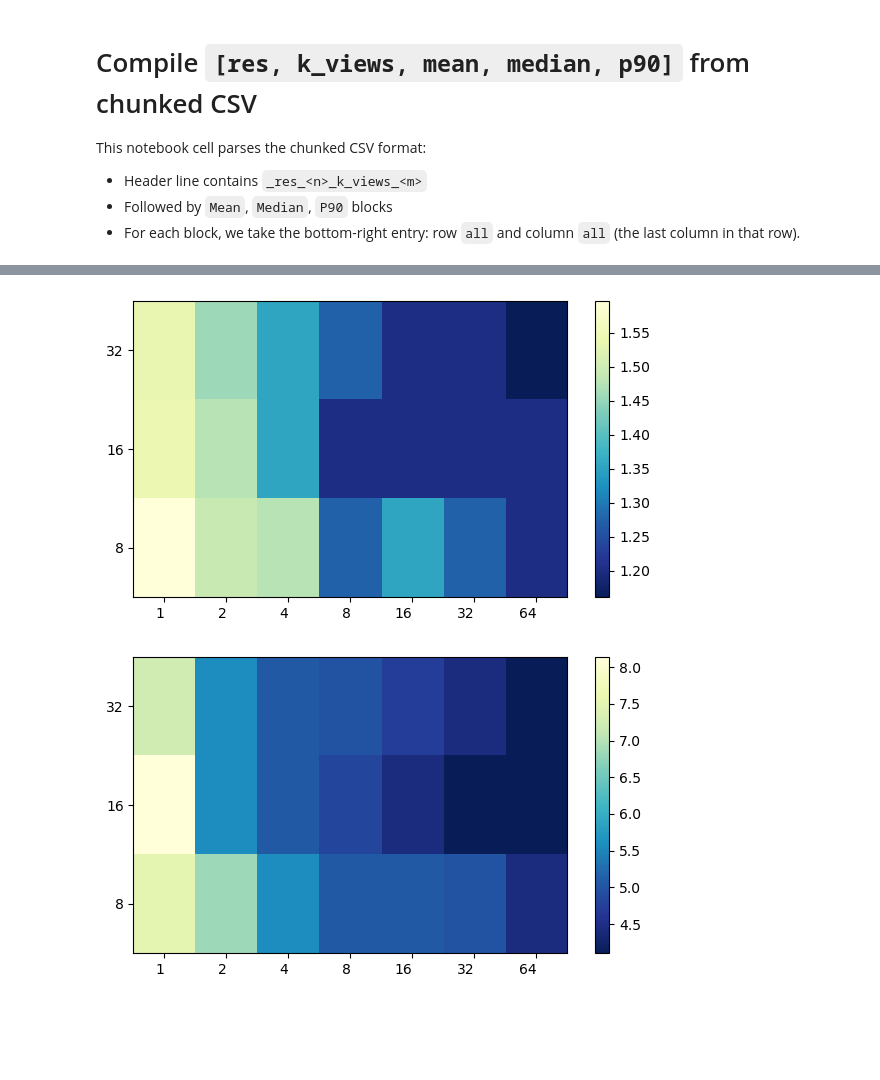
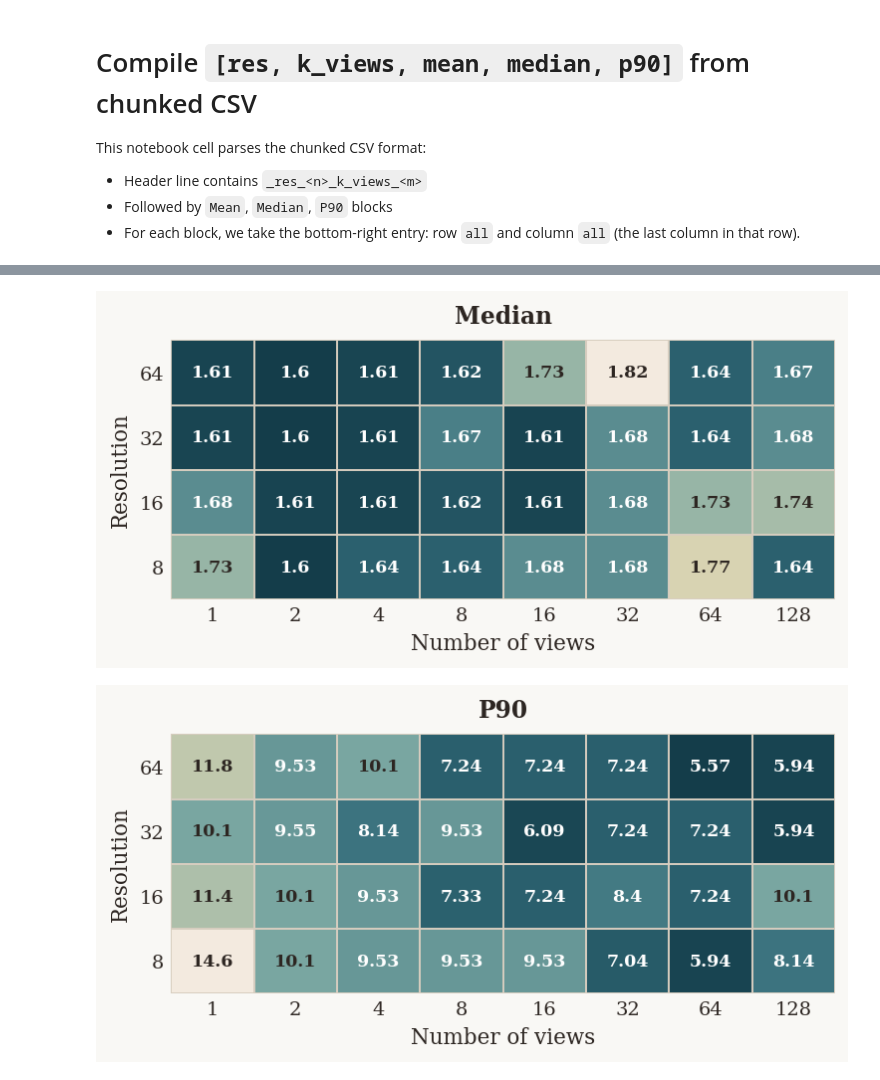
Before and after one commit to BradWangW/GeoPAS, a Jupyter notebook: robustness_over_budget.ipynb, the cells around one changed output, grey strips where cells are left out. Saved outputs shown, nothing was run; the diff lists cells and outputs as text; code cells hidden in the pictures; blank space fills up the shorter version.

```diff
--- a/robustness_over_budget.ipynb
+++ b/robustness_over_budget.ipynb
@@ -22,7 +22,7 @@ class ParseError(RuntimeError):
 
 
 def _is_metric_label(line: str) -> bool:
-    return line.strip() in {"Mean", "Median", "P90"}
+    return line.strip() in {"Mean", "Median", "P90", "Log_Mean", "Log_Median", "Log_P90"}
 
 
 def _looks_like_chunk_header(line: str) -> bool:
@@ -115,8 +115,15 @@ def compile_chunked_metrics_table(csv_path: str | Path) -> pd.DataFrame:
         median, i = _parse_metric_all_all(lines, i, "Median")
         expect("P90")
         p90, i = _parse_metric_all_all(lines, i, "P90")
+        expect("Log_Mean")
+        log_mean, i = _parse_metric_all_all(lines, i, "Log_Mean")
+        expect("Log_Median")
+        log_median, i = _parse_metric_all_all(lines, i, "Log_Median")
+        expect("Log_P90")
+        log_p90, i = _parse_metric_all_all(lines, i, "Log_P90")
 
-        rows.append({"res": res, "k_views": k_views, "mean": mean, "median": median, "p90": p90})
+        rows.append({"res": res, "k_views": k_views, "mean": mean, "median": median, "p90": p90,
+                     "log_mean": log_mean, "log_median": log_median, "log_p90": log_p90})
 
         while i < len(lines) and not lines[i].strip():
             i += 1
@@ -128,8 +135,8 @@ def compile_chunked_metrics_table(csv_path: str | Path) -> pd.DataFrame:
     return df
 # %%
 # Point this to whichever file you want to parse
-protocol = 'RANDOM'
-csv_path = Path(f"results_over_budget_260109/AS_mean_median_p90__{protocol}__ALL_RUNS.csv")
+protocol = 'LPO'
+csv_path = Path(f"/data1/home/jw1017/AS_BBO_REBUILT/results/bbob_by_deepela/results/AS_mean_median_p90__{protocol}__ALL_RUNS.csv")
 
 df_compiled = compile_chunked_metrics_table(csv_path)
 df_compiled['budget'] = df_compiled['res'] ** 2 * df_compiled['k_views']
@@ -155,53 +303,8 @@ df_compiled
 # %%
-# Heatmap of performance over res and k_views with correct axis labels
-import matplotlib.pyplot as plt
-import numpy as np
-
-pivot = df_compiled.pivot_table(index="res", columns="k_views", values="median", aggfunc="mean")
-pivot = pivot.sort_index().sort_index(axis=1)
-
-fig, ax = plt.subplots(figsize=(6, 3.5))
-im = ax.imshow(pivot.values, aspect="auto", origin="lower", cmap='YlGnBu_r')
-
-# Use actual res/k_views values as tick labels (imshow defaults to 0..N-1 otherwise)
-ax.set_xticks(range(len(pivot.columns)))
-ax.set_xticklabels(pivot.columns.astype(int), ha="right")
-ax.set_yticks(range(len(pivot.index)))
-ax.set_yticklabels(pivot.index.astype(int))
-
-# ax.set_title("Median heatmap over res × k_views")
-# ax.set_xlabel("Number of plots")
-# ax.set_ylabel("Resolution")
-fig.colorbar(im, ax=ax)
-fig.tight_layout()
-plt.savefig(f"{protocol}_median_heatmap.svg")
-plt.show()
+plot_heatmap_with_labels("median", "Median", output_path='')
 # %% [output]
-[figure, old version]
+[figure, new version]
 # %%
-# Heatmap of performance over res and k_views with correct axis labels
-import matplotlib.pyplot as plt
-import numpy as np
-
-pivot = df_compiled.pivot_table(index="res", columns="k_views", values="p90", aggfunc="mean")
-pivot = pivot.sort_index().sort_index(axis=1)
-
-fig, ax = plt.subplots(figsize=(6, 3.5))
-# Log-scale the values
-im = ax.imshow(pivot.values, aspect="auto", origin="lower", cmap='YlGnBu_r')
-
-# Use actual res/k_views values as tick labels (imshow defaults to 0..N-1 otherwise)
-ax.set_xticks(range(len(pivot.columns)))
-ax.set_xticklabels(pivot.columns.astype(int), ha="right")
-ax.set_yticks(range(len(pivot.index)))
-ax.set_yticklabels(pivot.index.astype(int))
-
-# ax.set_title("p90 heatmap over res × k_views")
-# ax.set_xlabel("Number of plots")
-# ax.set_ylabel("Resolution")
-fig.colorbar(im, ax=ax)
-fig.tight_layout()
-plt.savefig(f"{protocol}_p90_heatmap.svg")
-plt.show()
+plot_heatmap_with_labels("p90", "P90", output_path='')
 # %% [output]
-[figure, old version]
+[figure, new version]
```
Also changed, not shown: parts of 5 cells of this notebook, 15 other files.
